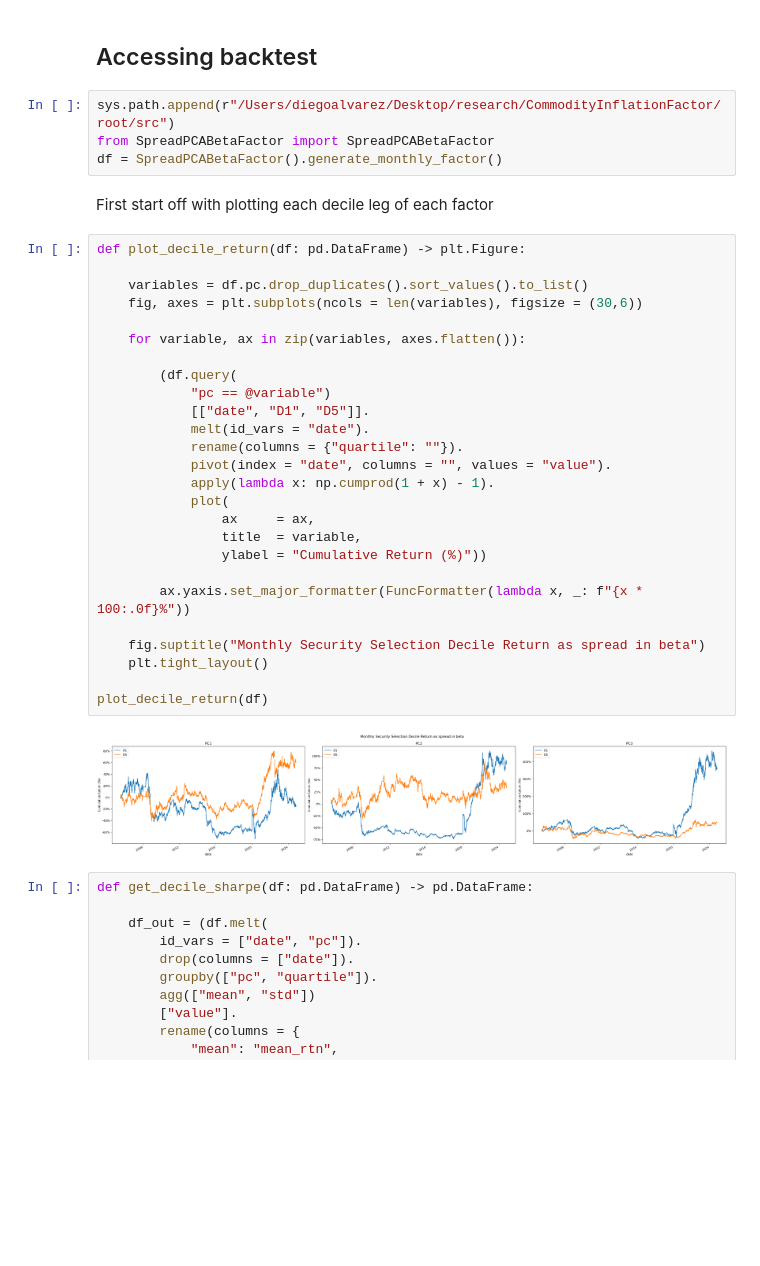
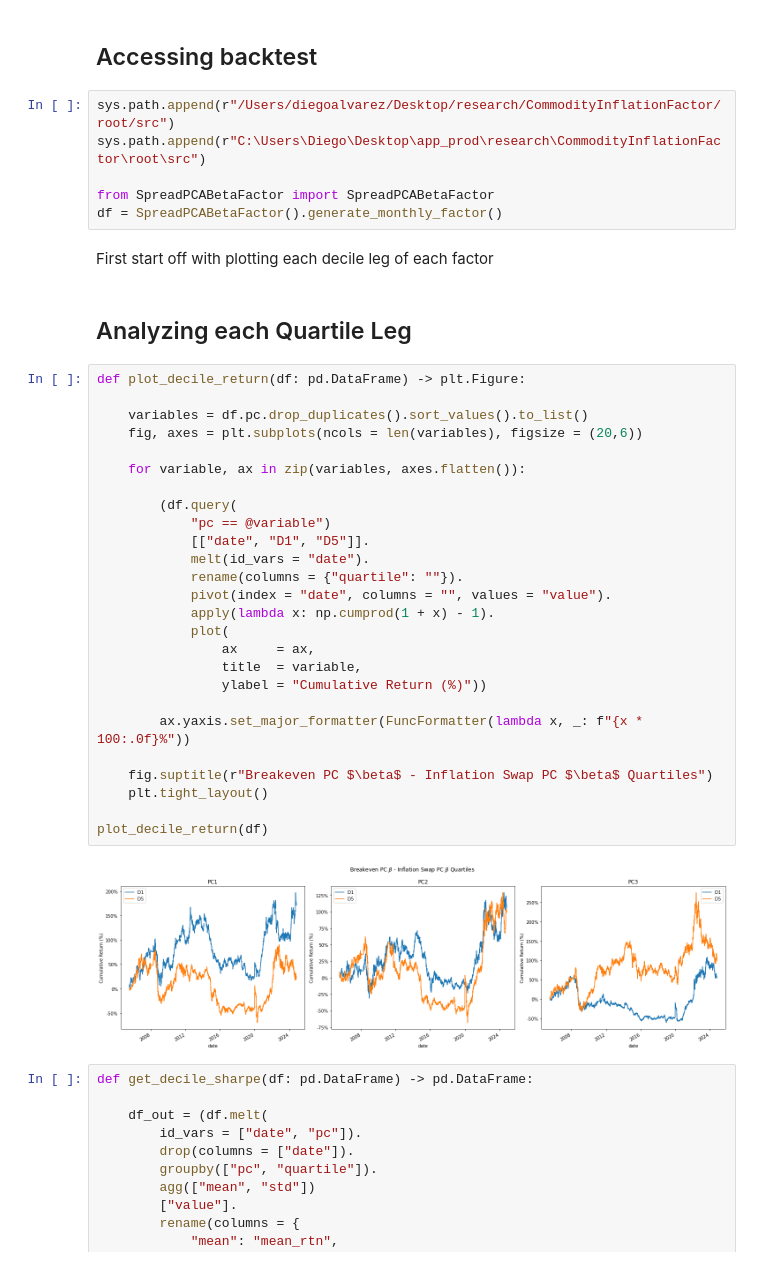
Before and after one commit to diegodalvarez/CommodityInflationFactor, a Jupyter notebook: root/notebooks/FactorsNotebooks/SpreadBetaFactor.ipynb, the cells around one changed output. Drawn from its saved outputs; the diff is of its cells as text; blank space fills up the shorter version.

```diff
--- a/root/notebooks/FactorsNotebooks/SpreadBetaFactor.ipynb
+++ b/root/notebooks/FactorsNotebooks/SpreadBetaFactor.ipynb
@@ -12,38 +18,42 @@ from   matplotlib.ticker import FuncFormatter
 ## Accessing backtest
 # %%
 sys.path.append(r"/Users/diegoalvarez/Desktop/research/CommodityInflationFactor/root/src")
+sys.path.append(r"C:\Users\Diego\Desktop\app_prod\research\CommodityInflationFactor\root\src")
+
 from SpreadPCABetaFactor import SpreadPCABetaFactor
 df = SpreadPCABetaFactor().generate_monthly_factor()
 # %% [markdown]
 First start off with plotting each decile leg of each factor
+# %% [markdown]
+## Analyzing each Quartile Leg
 # %%
 def plot_decile_return(df: pd.DataFrame) -> plt.Figure:
 
     variables = df.pc.drop_duplicates().sort_values().to_list()
-    fig, axes = plt.subplots(ncols = len(variables), figsize = (30,6))
+    fig, axes = plt.subplots(ncols = len(variables), figsize = (20,6))
 
     for variable, ax in zip(variables, axes.flatten()):
 
         (df.query(
             "pc == @variable")
             [["date", "D1", "D5"]].
             melt(id_vars = "date").
             rename(columns = {"quartile": ""}).
             pivot(index = "date", columns = "", values = "value").
             apply(lambda x: np.cumprod(1 + x) - 1).
             plot(
                 ax     = ax,
                 title  = variable,
                 ylabel = "Cumulative Return (%)"))
 
         ax.yaxis.set_major_formatter(FuncFormatter(lambda x, _: f"{x * 100:.0f}%"))
 
-    fig.suptitle("Monthly Security Selection Decile Return as spread in beta")
+    fig.suptitle(r"Breakeven PC $\beta$ - Inflation Swap PC $\beta$ Quartiles")
     plt.tight_layout()
 
 plot_decile_return(df)
 # %% [output]
-[figure, old version]
+[figure, new version]
 # %%
 def get_decile_sharpe(df: pd.DataFrame) -> pd.DataFrame:
 
```
Also changed, not shown: parts of 5 cells of this notebook, 6 other files.
